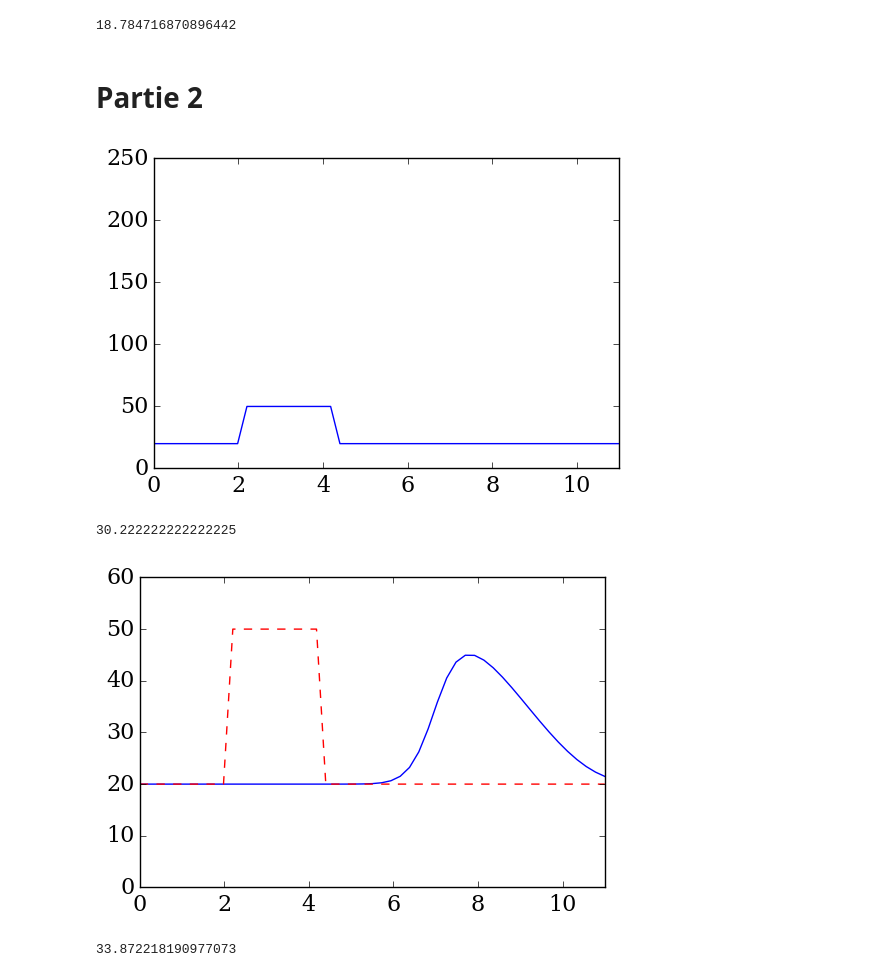
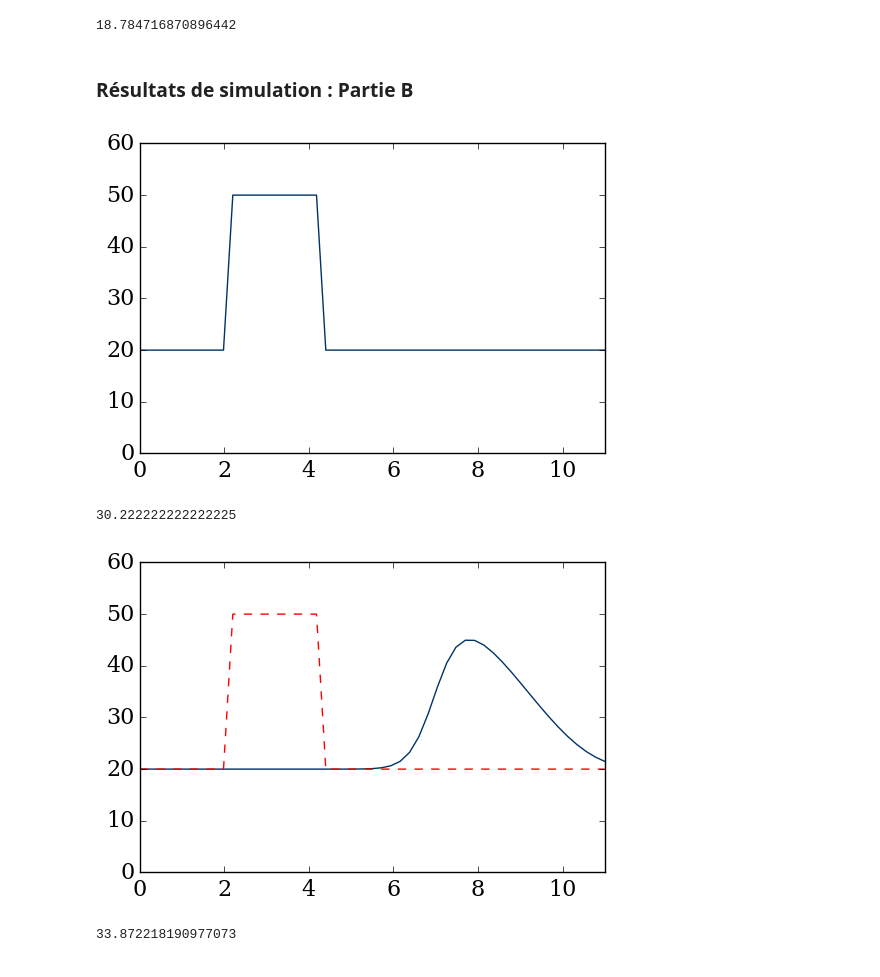
Before and after one commit to LusArt/Traffic_1, a Jupyter notebook: Traffic_1.ipynb, the cells around one changed output. Drawn from its saved outputs; the diff is of its cells as text; code cells hidden in the pictures.

```diff
--- a/Traffic_1.ipynb
+++ b/Traffic_1.ipynb
@@ -70,18 +120,18 @@ V = Vm*(1-rho.copy()/rhom)
 min(V)/3.6
 # %% [output]
 18.784716870896442
-# %% [markdown]
-# Partie 2
+# %% [markdown]
+### Résultats de simulation : Partie B
 # %%
 Vm = 136
 # %%
 x = numpy.linspace(0,L,nx)
-rho0 = numpy.ones(nx)*20
-rho0[10:20] = 50
+rho0_2 = numpy.ones(nx)*20
+rho0_2[10:20] = 50
 # %%
-pyplot.plot(x, rho0, color='b', ls='-', lw=1)
-pyplot.ylim(0,250);
+pyplot.plot(x, rho0_2, color='#003366', ls='-', lw=1)
+pyplot.ylim(0,60);
 pyplot.xlim(0,11);
 # %% [output]
-[figure, old version]
+[figure, new version]
 # %%
@@ -97,10 +145,10 @@ rho = traffic(50,rho,rho0,20)
 # %%
-pyplot.plot(x, rho, color='b', ls='-', lw=1)
-pyplot.plot(x, rho0, color='r', ls='--', lw=1)
+pyplot.plot(x, rho, color='#003366', ls='-', lw=1)
+pyplot.plot(x, rho0_2, color='r', ls='--', lw=1)
 pyplot.ylim(0,60);
 pyplot.xlim(0,11);
 # %% [output]
-[figure, old version]
+[figure, new version]
 # %%
 V = Vm*(1-rho.copy()/rhom)
 # %%
```
Also changed, not shown: parts of 18 cells of this notebook.
